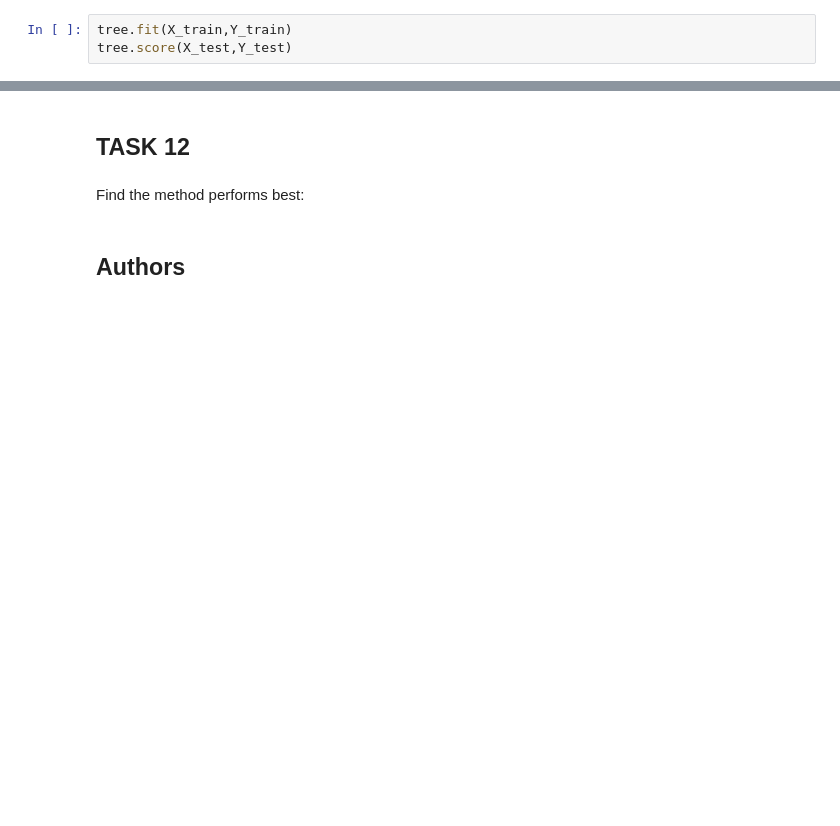
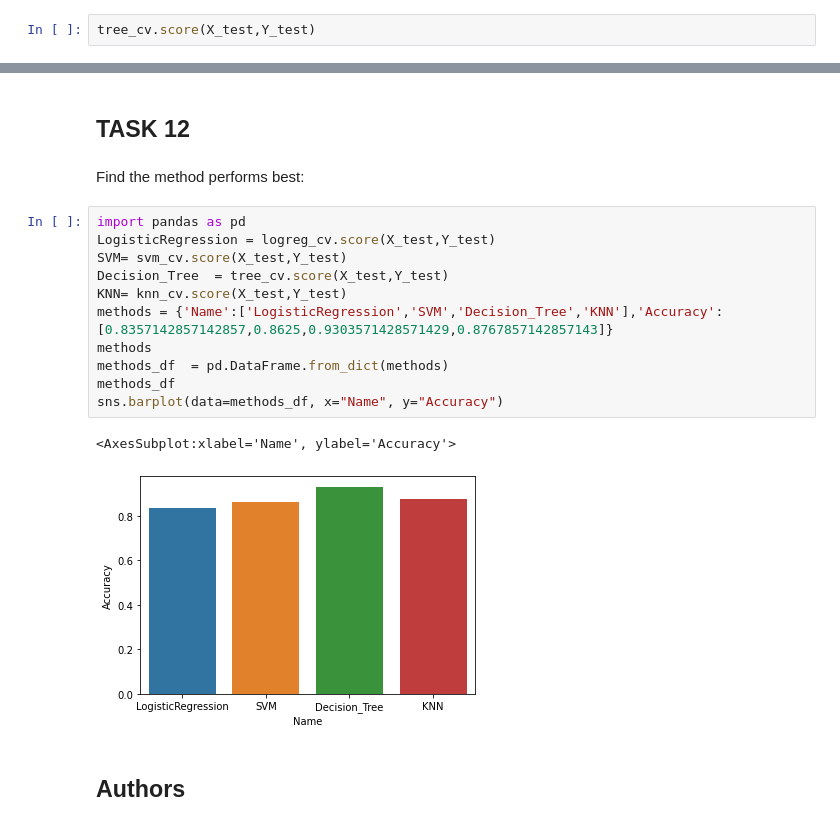
Before and after one commit to Win1otieno2/IBM-Capstone, a Jupyter notebook: SpaceX_Machine Learning Prediction_Part_5.ipynb, the cells around one changed output, grey strips where cells are left out. Drawn from its saved outputs; the diff is of its cells as text; blank space fills up the shorter version.

```diff
--- a/SpaceX_Machine Learning Prediction_Part_5.ipynb
+++ b/SpaceX_Machine Learning Prediction_Part_5.ipynb
@@ -281,6 +281,5 @@ accuracy : 0.9053571428571429
 # %% [markdown]
 Calculate the accuracy of tree_cv on the test data using the method <code>score</code>:
 # %%
-tree.fit(X_train,Y_train)
-tree.score(X_test,Y_test)
+tree_cv.score(X_test,Y_test)
 # %% [output]
@@ -335,6 +334,20 @@ plot_confusion_matrix(Y_test,yhat)
 ## TASK  12
 # %% [markdown]
 Find the method performs best:
+# %%
+import pandas as pd
+LogisticRegression = logreg_cv.score(X_test,Y_test)
+SVM= svm_cv.score(X_test,Y_test)
+Decision_Tree  = tree_cv.score(X_test,Y_test)
+KNN= knn_cv.score(X_test,Y_test)
+methods = {'Name':['LogisticRegression','SVM','Decision_Tree','KNN'],'Accuracy':[0.8357142857142857,0.8625,0.9303571428571429,0.8767857142857143]}
+methods
+methods_df  = pd.DataFrame.from_dict(methods)
+methods_df
+sns.barplot(data=methods_df, x="Name", y="Accuracy")
+# %% [output]
+<AxesSubplot:xlabel='Name', ylabel='Accuracy'>
+[figure, added]
 # %% [markdown]
 ## Authors
 # %% [markdown]
```
Also changed, not shown: parts of 2 cells of this notebook.
